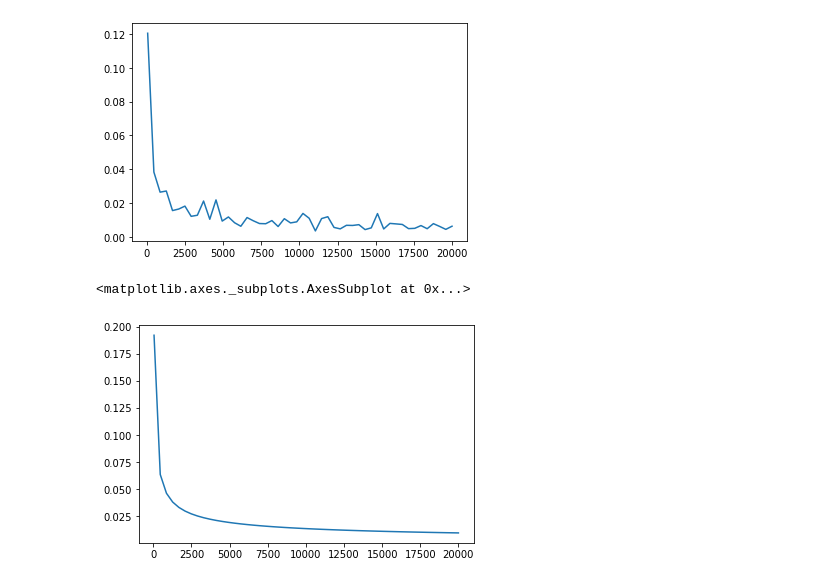
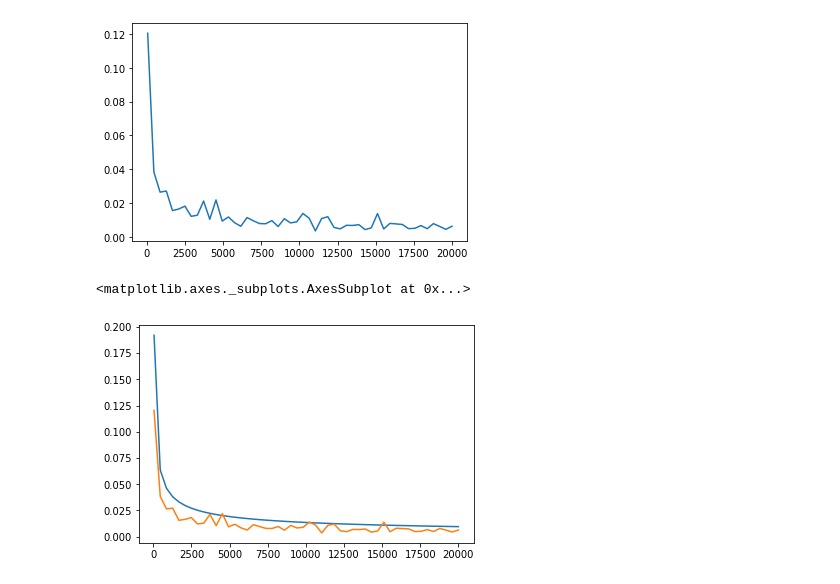
Before and after one commit to DmitriyVahrushev/ds_inno_abdt, a Jupyter notebook: homework_8/sampling.ipynb, the cells around one changed output. Drawn from its saved outputs; the diff is of its cells as text; code cells hidden in the pictures.

```diff
--- a/homework_8/sampling.ipynb
+++ b/homework_8/sampling.ipynb
@@ -78,7 +78,8 @@ sns.lineplot(sizes, statistics)
 # %%
 alpha = 0.05
 epss = [ np.sqrt(np.log(2/alpha)/(2*n)) for n in sizes]
 sns.lineplot(sizes, epss)
+sns.lineplot(sizes, statistics)
 # %% [output]
 <matplotlib.axes._subplots.AxesSubplot at 0x...>
-[figure, old version]
+[figure, new version]
```
Also changed, not shown: 2 other files.
